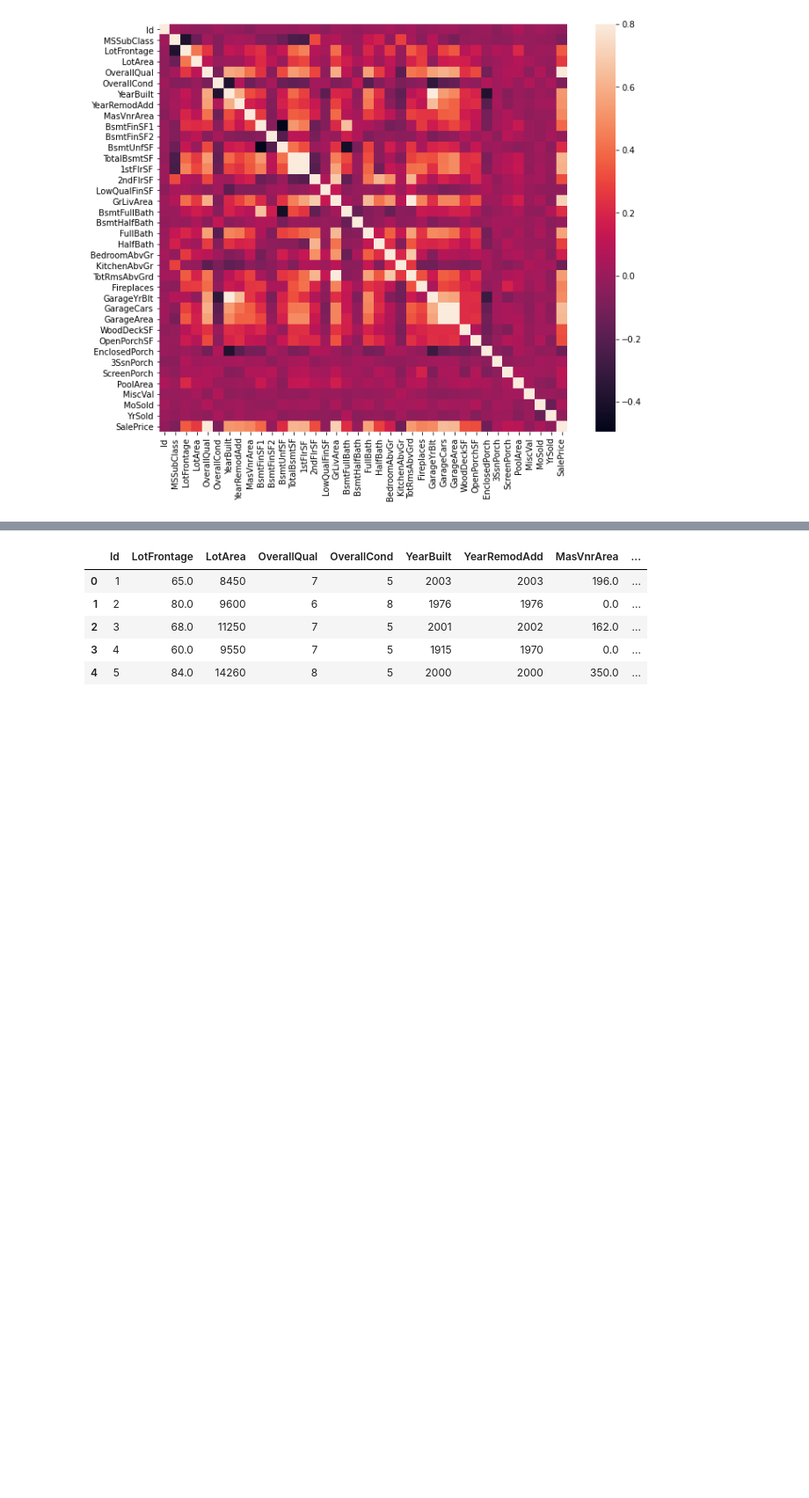
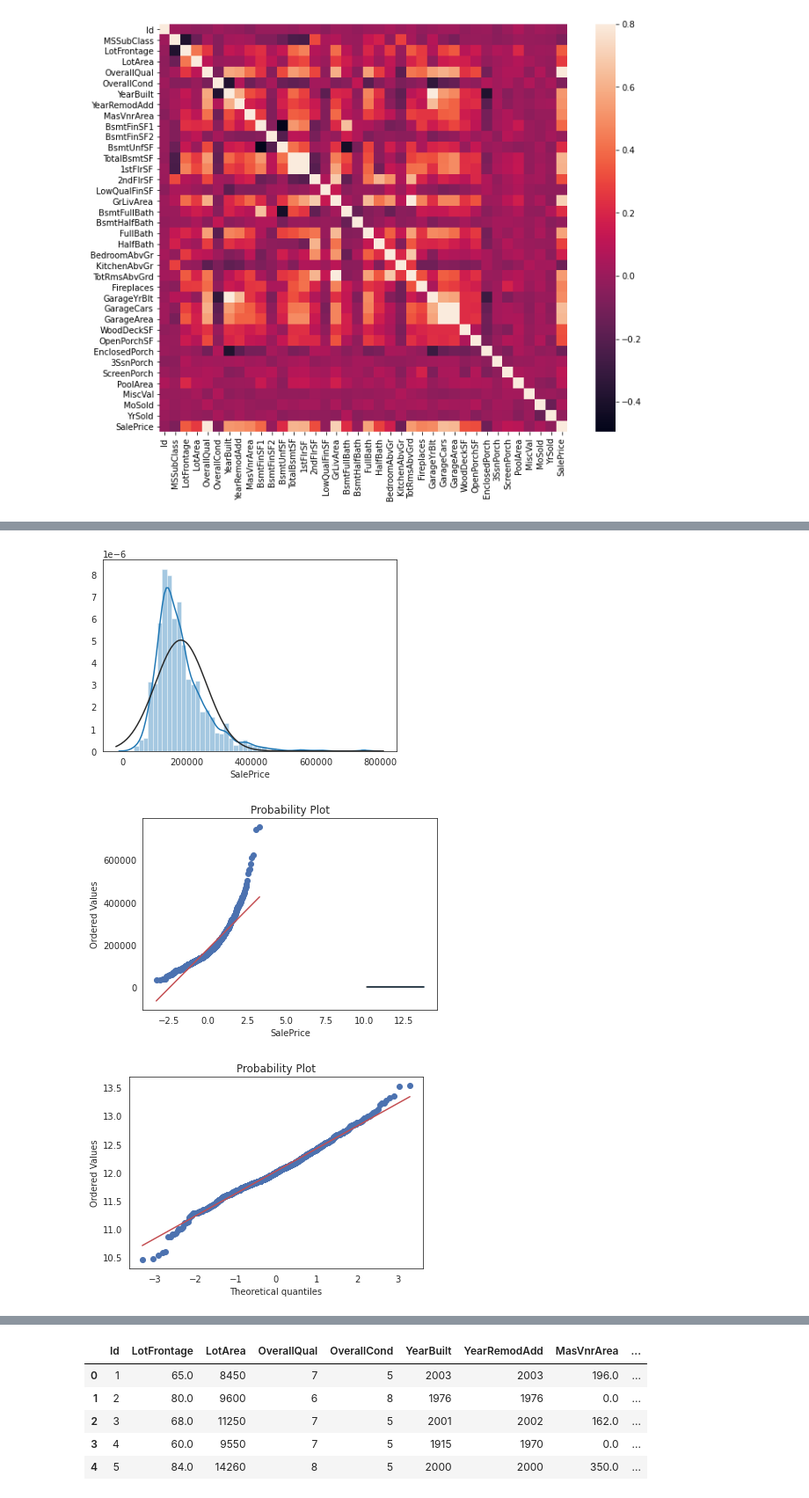
Before and after one commit to MihaiGroza/housing_prices, a Jupyter notebook: Script.ipynb, the cells around one changed output, grey strips where cells are left out. Shown: that part at 88% size. Saved outputs shown, nothing was run; the diff lists cells and outputs as text; code cells hidden in the pictures; blank space fills up the shorter version.

```diff
--- a/Script.ipynb
+++ b/Script.ipynb
@@ -113,3 +131,20 @@ sns.heatmap(corrmat, vmax=.8, square=True);
+# %%
+#histogram and normal probability plot
+sns.distplot(train_housing['SalePrice'], fit=norm);
+fig = plt.figure()
+res = stats.probplot(train_housing['SalePrice'], plot=plt)
+
+#applying log transformation
+train_housing['SalePrice'] = np.log(train_housing['SalePrice'])
+
+#transformed histogram and normal probability plot
+sns.distplot(train_housing['SalePrice'], fit=norm);
+fig = plt.figure()
+res = stats.probplot(train_housing['SalePrice'], plot=plt)
+# %% [output]
+[figure, added]
+[figure, added]
+[figure, added]
 # %%
 #creating a new feature
 train_housing["area_per_quality"] = train_housing["GrLivArea"]*train_housing["OverallQual"]
```
Also changed, not shown: parts of 8 cells of this notebook.
